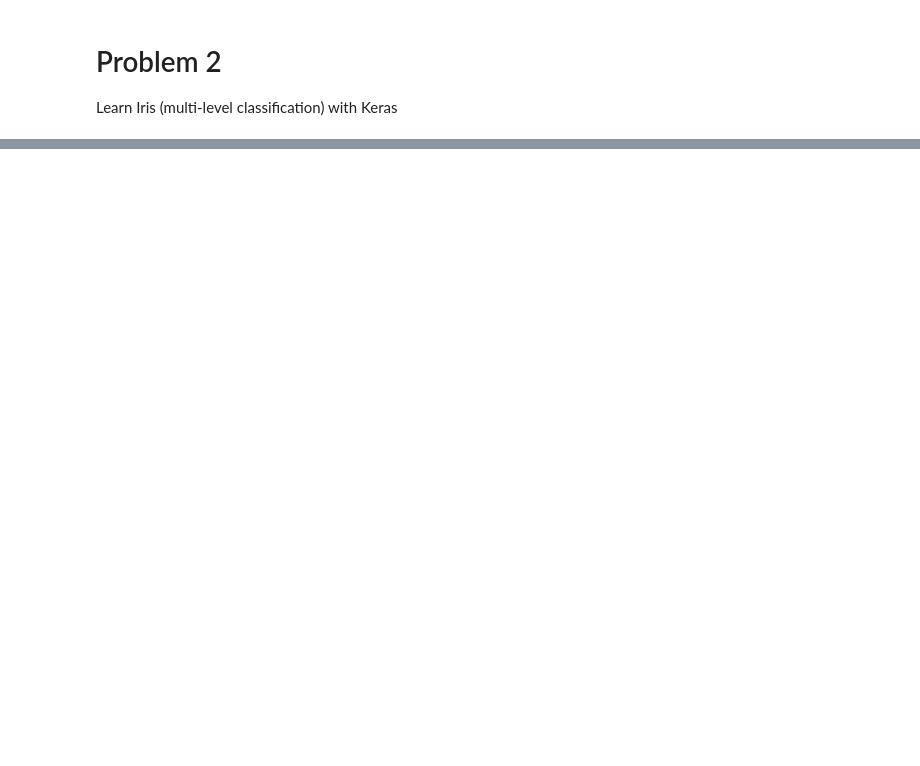
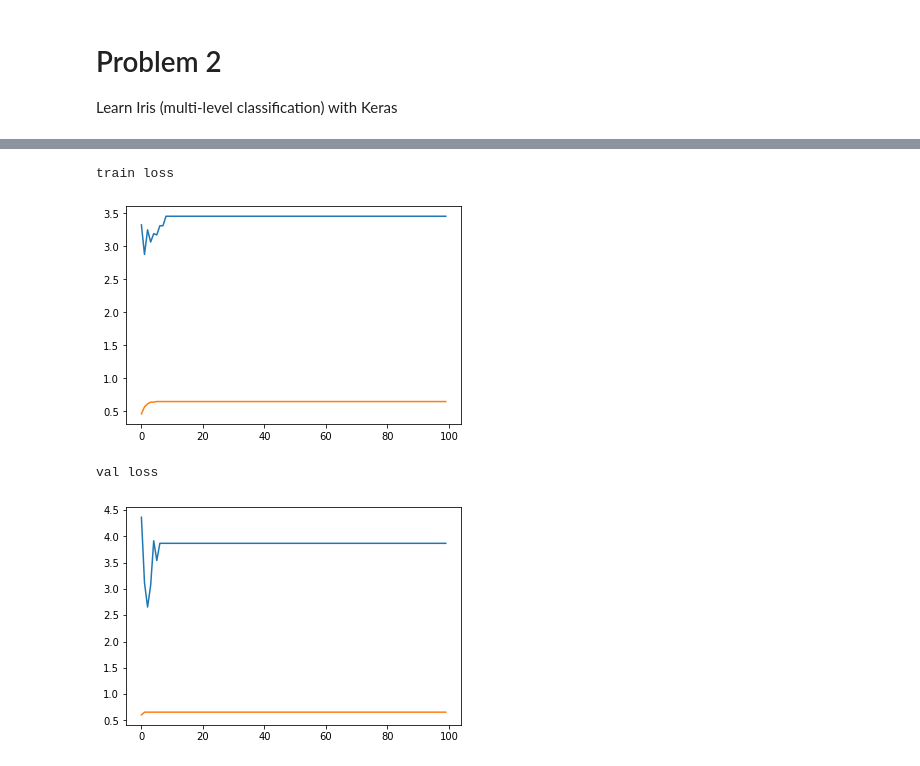
Before and after one commit to produdez/diveintocode-ml, a Jupyter notebook: Week 20/keras.ipynb, the cells around one changed output, grey strips where cells are left out. Saved outputs shown, nothing was run; the diff lists cells and outputs as text; code cells hidden in the pictures; blank space fills up the shorter version.

```diff
--- a/Week 20/keras.ipynb
+++ b/Week 20/keras.ipynb
@@ -188,0 +259,11 @@ Learn Iris (multi-level classification) with Keras
+# %%
+# loss
+loss = 'categorical_crossentropy'
+# compile
+model.compile(optimizer, loss, metrics = metrics)
+# %%
+history = model.fit(x_train, y_train,
+                    batch_size=10,
+                    epochs=100,
+                    verbose=1,
+                    validation_data= (x_test, y_test))
@@ -188,0 +288,18 @@ Learn Iris (multi-level classification) with Keras
+# %%
+import seaborn as sns
+import matplotlib.pyplot as plt
+# loss
+print('train loss')
+sns.lineplot(data = history.history['loss'])
+sns.lineplot(data = history.history['accuracy'])
+
+plt.show()
+print('val loss')
+sns.lineplot(data = history.history['val_loss'])
+sns.lineplot(data = history.history['val_accuracy'])
+plt.show()
+# %% [output]
+train loss
+[figure, added]
+val loss
+[figure, added]
```
Also changed, not shown: parts of 22 cells of this notebook.
